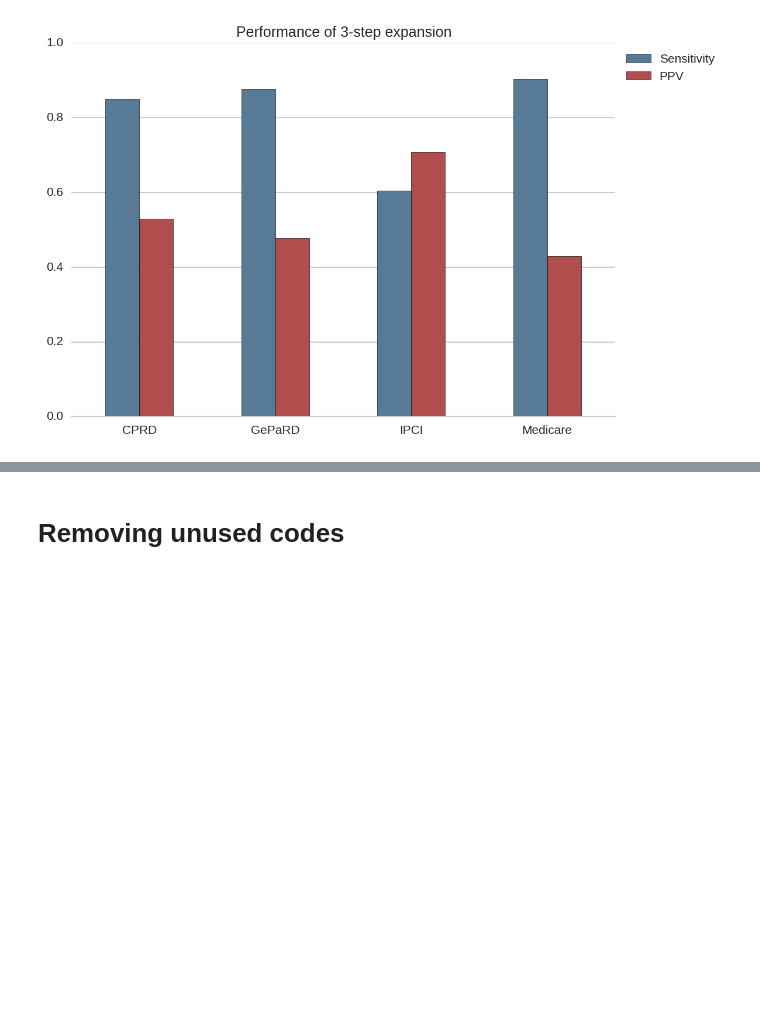
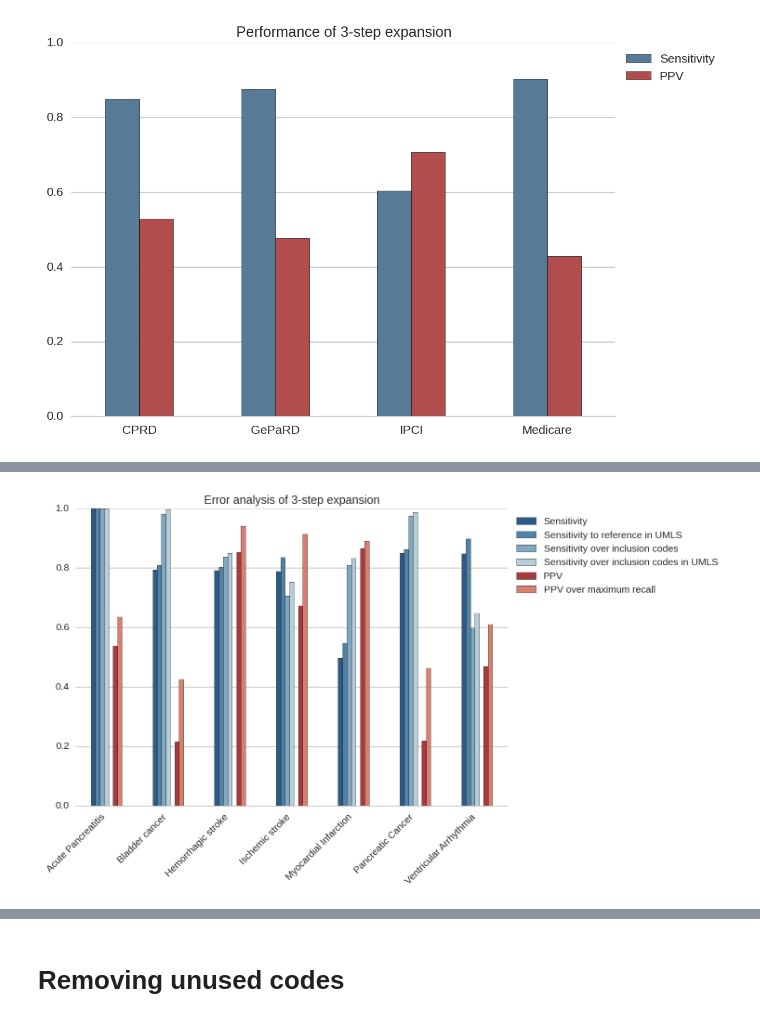
Before and after one commit to mi-erasmusmc/comap, a Jupyter notebook: evaluation/lib/CoMap evaluation.ipynb, the cells around one changed output, grey strips where cells are left out. Drawn from its saved outputs; the diff is of its cells as text; code cells hidden in the pictures; blank space fills up the shorter version.

```diff
--- a/evaluation/lib/CoMap evaluation.ipynb
+++ b/evaluation/lib/CoMap evaluation.ipynb
@@ -414,0 +418,14 @@ with mystyle(p, savefig='expansion3-error-analysis-by-db.pdf'):
+# %%
+averages_compare = pd.DataFrame([
+    ev[ev.variation == '3-RN-CHD-RB-PAR.expand'].groupby('event')[measure].mean()\
+        if measure else\
+        pd.Series([0] * len(ev.event.unique()), index=ev.event.unique())
+    for measure in measures
+], index=measures.values())
+averages_compare.columns = averages_compare.columns.map(event_label)
+
+p = sns.color_palette(graded_recall_palette(5)[:-1] + [(1,1,1)] + graded_precision_palette(3)[:-1])
+with mystyle(p, savefig='expansion3-error-analysis-by-db.pdf', xrot=45, ha='right'):
+    averages_compare.T.plot(kind='bar', title="Error analysis of 3-step expansion")
+# %% [output]
+[figure, added]
```
Also changed, not shown: parts of 6 cells of this notebook.
